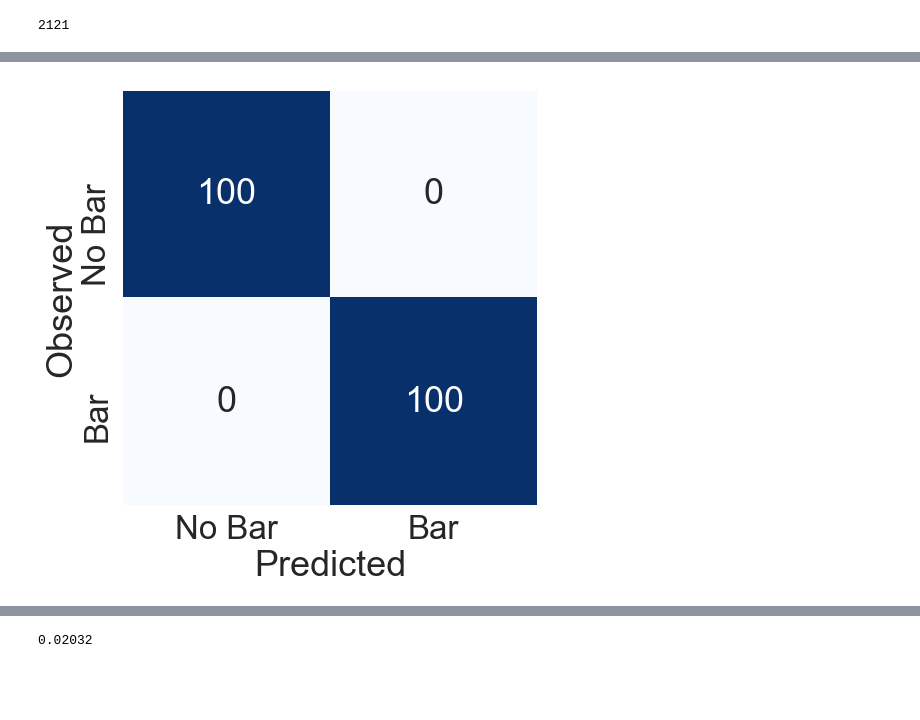
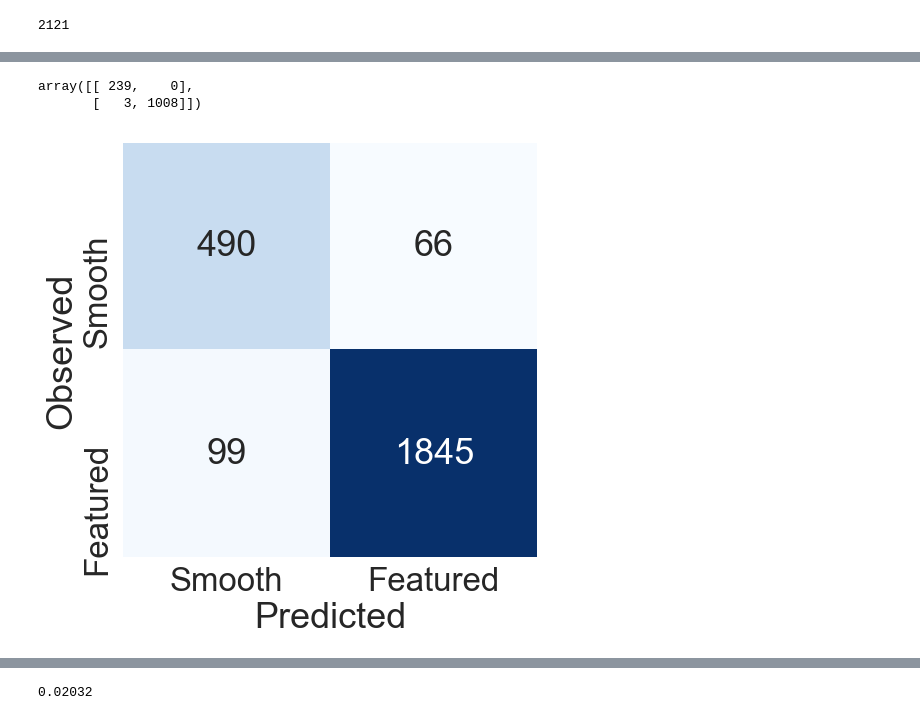
Before and after one commit to colinleach/zoobot, a Jupyter notebook: notebooks/aas_uncertainty.ipynb, the cells around one changed output, grey strips where cells are left out. Saved outputs shown, nothing was run; the diff lists cells and outputs as text; code cells hidden in the pictures; blank space fills up the shorter version.

```diff
--- a/notebooks/aas_uncertainty.ipynb
+++ b/notebooks/aas_uncertainty.ipynb
@@ -74,8 +41,8 @@ The backend was *originally* set to 'module://ipykernel.pylab.backend_inline' by
 QUESTION = 'bars'
 # QUESTION = 'smooth'
 
-# NEW_PREDICTIONS = False
-NEW_PREDICTIONS = True
+NEW_PREDICTIONS = False
+# NEW_PREDICTIONS = True
 # %% [markdown]
 ### Load the (latest) model under `model_name` folder in `results_dir`
 # %%
@@ -98,9 +65,9 @@ if QUESTION == 'smooth':
         !aws s3 sync s3://galaxy-zoo/results/smooth_full_96px_greyscale_9d8345e4/iteration_0/estimators/1550930190 {results_dir}/{model_name}
 elif QUESTION == 'bars':
     # 128px color bars model:
-#     model_name = 'bars-full'
+    model_name = 'bars-full'
     # or 1551129992?
-    model_name = 'bars-full-nair'
+#     model_name = 'bars-full-nair'
     if NEW_PREDICTIONS:  # question, which to use?
-#         !aws s3 sync s3://galaxy-zoo/results/bars_full_128px_f084ba4_final/iteration_0/estimators/1551130721 {results_dir}/{model_name}
-        !aws s3 sync s3://galaxy-zoo/results/al_baseline_nair_bars_slightly_incomplete_8cc163c/iteration_0/estimators/1551220527 {results_dir}/{model_name}
+        !aws s3 sync s3://galaxy-zoo/results/bars_full_128px_f084ba4_final/iteration_0/estimators/1551130721 {results_dir}/{model_name}
+#         !aws s3 sync s3://galaxy-zoo/results/al_baseline_nair_bars_slightly_incomplete_8cc163c/iteration_0/estimators/1551220527 {results_dir}/{model_name}
@@ -749,35 +863,38 @@ plt.savefig(os.path.join(save_dir, 'high_prob_error_1.eps'))
 # %%
 confusion_matrix(df['vote_fraction'][:int(len(df) / 2)] > 0.5, df['rho_prediction'][:int(len(df) / 2)] > 0.5)
+# %% [output]
+array([[ 239,    0],
+       [   3, 1008]])
 # %%
 if QUESTION == 'smooth':
     labels = ['Smooth', 'Featured']
 
-    cm = np.array([[ 232,    2], [   0, 191]])
-    name = 'confusion_matrix_high_confidence'
+#     cm = np.array([[ 232,    2], [   0, 191]])
+#     name = 'confusion_matrix_high_confidence'
 
-#     cm = np.array([[ 490,   66],
-#        [  99, 1845]])
-#     name = 'confusion_matrix'
+    cm = np.array([[ 490,   66],
+       [  99, 1845]])
+    name = 'confusion_matrix'
 
 if QUESTION == 'bars':
     labels = ['No Bar', 'Bar']
     cm = np.array([[100,    0], [   0,   100]])
     name = 'confusion_matrix_high_confidence'
 
 #     cm = np.array([[1858,    81], [   189,   372]])
 #     name = 'confusion_matrix'
 
 sns.set(font_scale=3.)
 sns.set_style('white')
 
 fig, ax = plt.subplots(figsize=(8, 8))
 ax = sns.heatmap(cm, annot=True, fmt='d', cmap="Blues", xticklabels=labels, yticklabels=labels, cbar=False, square=True, ax=ax)
 ax.set_xlabel('Predicted')
 ax.set_ylabel('Observed')
 fig.tight_layout()
 fig.savefig(os.path.join(save_dir, '{}.png'.format(name)))
-fig.savefig(os.path.join(save_dir, '{}.eps'.format(name)))
+fig.savefig(os.path.join(save_dir, '{}.pdf'.format(name)))
 # %% [output]
-[figure, old version]
+[figure, new version]
 # %%
 1 - (8 / (1159 + 83 + 8))
```
Also changed, not shown: parts of 46 cells of this notebook, 26 other files.
